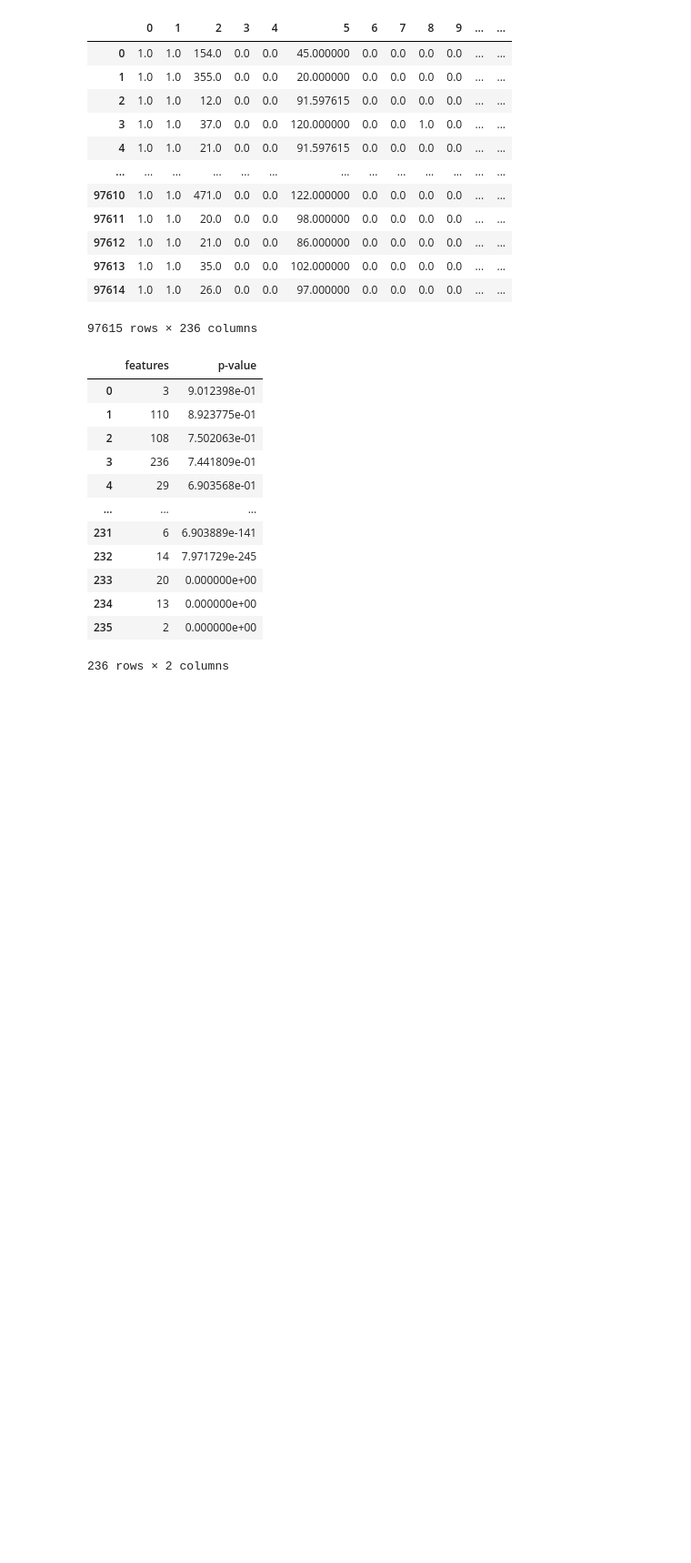
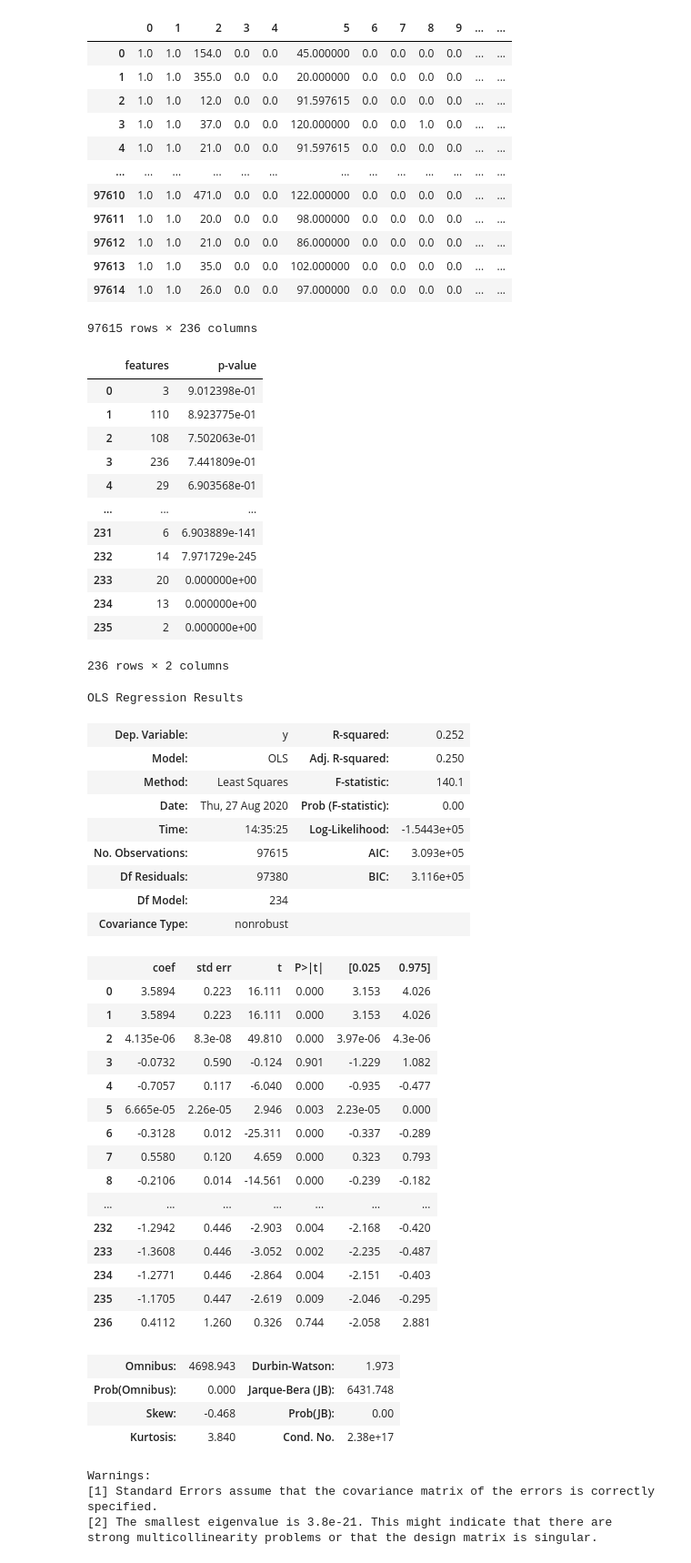
Before and after one commit to Zbtinp/IMDb, a Jupyter notebook: US Movie Analysis.ipynb, the cells around one changed output. Shown at 91% size. Drawn from its saved outputs; the diff is of its cells as text; code cells hidden in the pictures; blank space fills up the shorter version.

```diff
--- a/US Movie Analysis.ipynb
+++ b/US Movie Analysis.ipynb
@@ -641,4 +641,39 @@ pValues
 | 235 | 2 | 0.000000e+00 |
 236 rows × 2 columns
 # %%
-statreg.summary
+statreg.summary()
+# %% [output]
+OLS Regression Results
+| Dep. Variable: | y | R-squared: | 0.252 |
+| Model: | OLS | Adj. R-squared: | 0.250 |
+| Method: | Least Squares | F-statistic: | 140.1 |
+| Date: | Thu, 27 Aug 2020 | Prob (F-statistic): | 0.00 |
+| Time: | 14:35:25 | Log-Likelihood: | -1.5443e+05 |
+| No. Observations: | 97615 | AIC: | 3.093e+05 |
+| Df Residuals: | 97380 | BIC: | 3.116e+05 |
+| Df Model: | 234 |  |  |
+| Covariance Type: | nonrobust |  |  |
+|  | coef | std err | t | P>|t| | [0.025 | 0.975] |
+| 0 | 3.5894 | 0.223 | 16.111 | 0.000 | 3.153 | 4.026 |
+| 1 | 3.5894 | 0.223 | 16.111 | 0.000 | 3.153 | 4.026 |
+| 2 | 4.135e-06 | 8.3e-08 | 49.810 | 0.000 | 3.97e-06 | 4.3e-06 |
+| 3 | -0.0732 | 0.590 | -0.124 | 0.901 | -1.229 | 1.082 |
+| 4 | -0.7057 | 0.117 | -6.040 | 0.000 | -0.935 | -0.477 |
+| 5 | 6.665e-05 | 2.26e-05 | 2.946 | 0.003 | 2.23e-05 | 0.000 |
+| 6 | -0.3128 | 0.012 | -25.311 | 0.000 | -0.337 | -0.289 |
+| 7 | 0.5580 | 0.120 | 4.659 | 0.000 | 0.323 | 0.793 |
+| 8 | -0.2106 | 0.014 | -14.561 | 0.000 | -0.239 | -0.182 |
+| ... | ... | ... | ... | ... | ... | ... |
+| 232 | -1.2942 | 0.446 | -2.903 | 0.004 | -2.168 | -0.420 |
+| 233 | -1.3608 | 0.446 | -3.052 | 0.002 | -2.235 | -0.487 |
+| 234 | -1.2771 | 0.446 | -2.864 | 0.004 | -2.151 | -0.403 |
+| 235 | -1.1705 | 0.447 | -2.619 | 0.009 | -2.046 | -0.295 |
+| 236 | 0.4112 | 1.260 | 0.326 | 0.744 | -2.058 | 2.881 |
+| Omnibus: | 4698.943 | Durbin-Watson: | 1.973 |
+| Prob(Omnibus): | 0.000 | Jarque-Bera (JB): | 6431.748 |
+| Skew: | -0.468 | Prob(JB): | 0.00 |
+| Kurtosis: | 3.840 | Cond. No. | 2.38e+17 |
+Warnings:
+[1] Standard Errors assume that the covariance matrix of the errors is correctly specified.
+[2] The smallest eigenvalue is 3.8e-21. This might indicate that there are
+strong multicollinearity problems or that the design matrix is singular.
```
